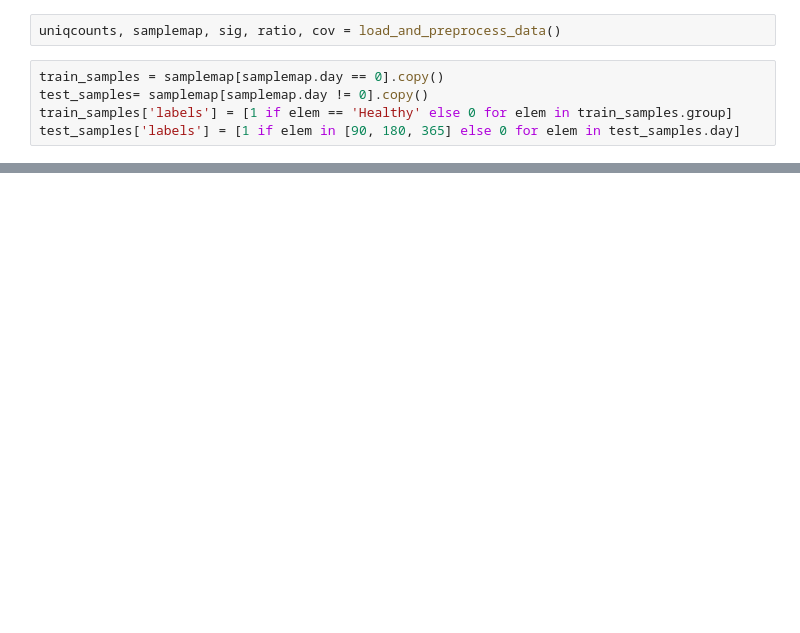
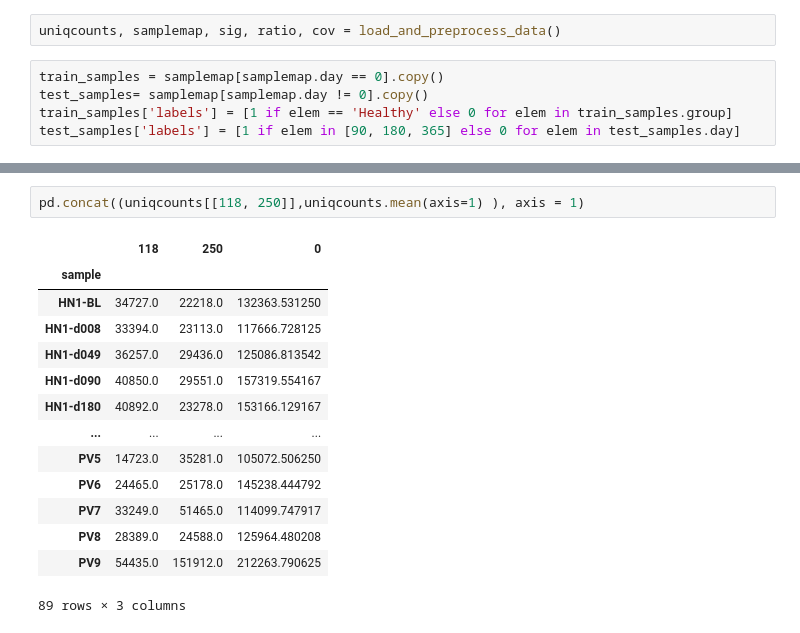
Before and after one commit to cctrotte/bioinfo, a Jupyter notebook: eda.ipynb, the cells around one changed output, grey strips where cells are left out. Cells and saved outputs as stored; diff of their text form; blank space fills up the shorter version.

```diff
--- a/eda.ipynb
+++ b/eda.ipynb
@@ -71,0 +88,17 @@ test_samples['labels'] = [1 if elem in [90, 180, 365] else 0 for elem in test_sa
+# %%
+pd.concat((uniqcounts[[118, 250]],uniqcounts.mean(axis=1) ), axis = 1)
+# %% [output]
+|  | 118 | 250 | 0 |
+| sample |  |  |  |
+| HN1-BL | 34727.0 | 22218.0 | 132363.531250 |
+| HN1-d008 | 33394.0 | 23113.0 | 117666.728125 |
+| HN1-d049 | 36257.0 | 29436.0 | 125086.813542 |
+| HN1-d090 | 40850.0 | 29551.0 | 157319.554167 |
+| HN1-d180 | 40892.0 | 23278.0 | 153166.129167 |
+| ... | ... | ... | ... |
+| PV5 | 14723.0 | 35281.0 | 105072.506250 |
+| PV6 | 24465.0 | 25178.0 | 145238.444792 |
+| PV7 | 33249.0 | 51465.0 | 114099.747917 |
+| PV8 | 28389.0 | 24588.0 | 125964.480208 |
+| PV9 | 54435.0 | 151912.0 | 212263.790625 |
+89 rows × 3 columns
```
Also changed, not shown: parts of 7 cells of this notebook.
